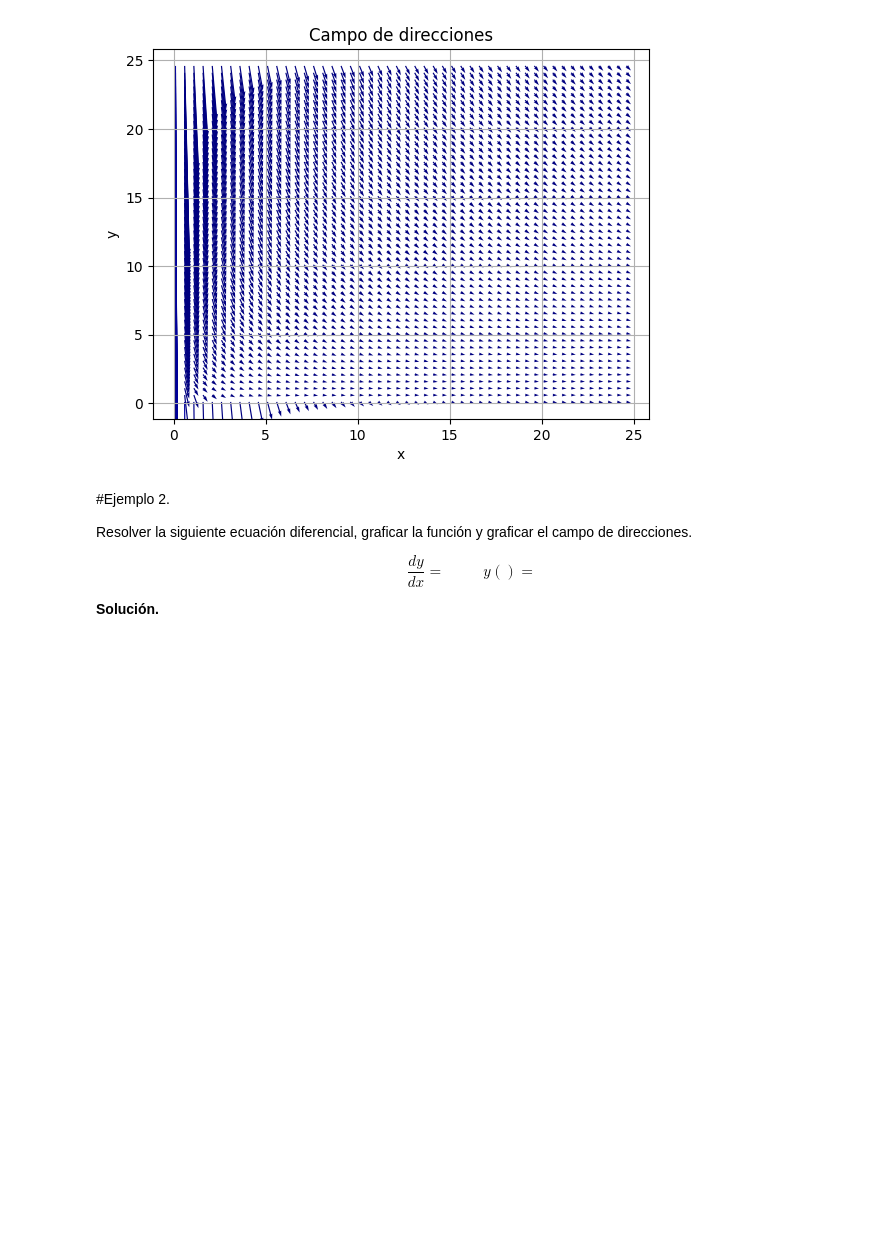
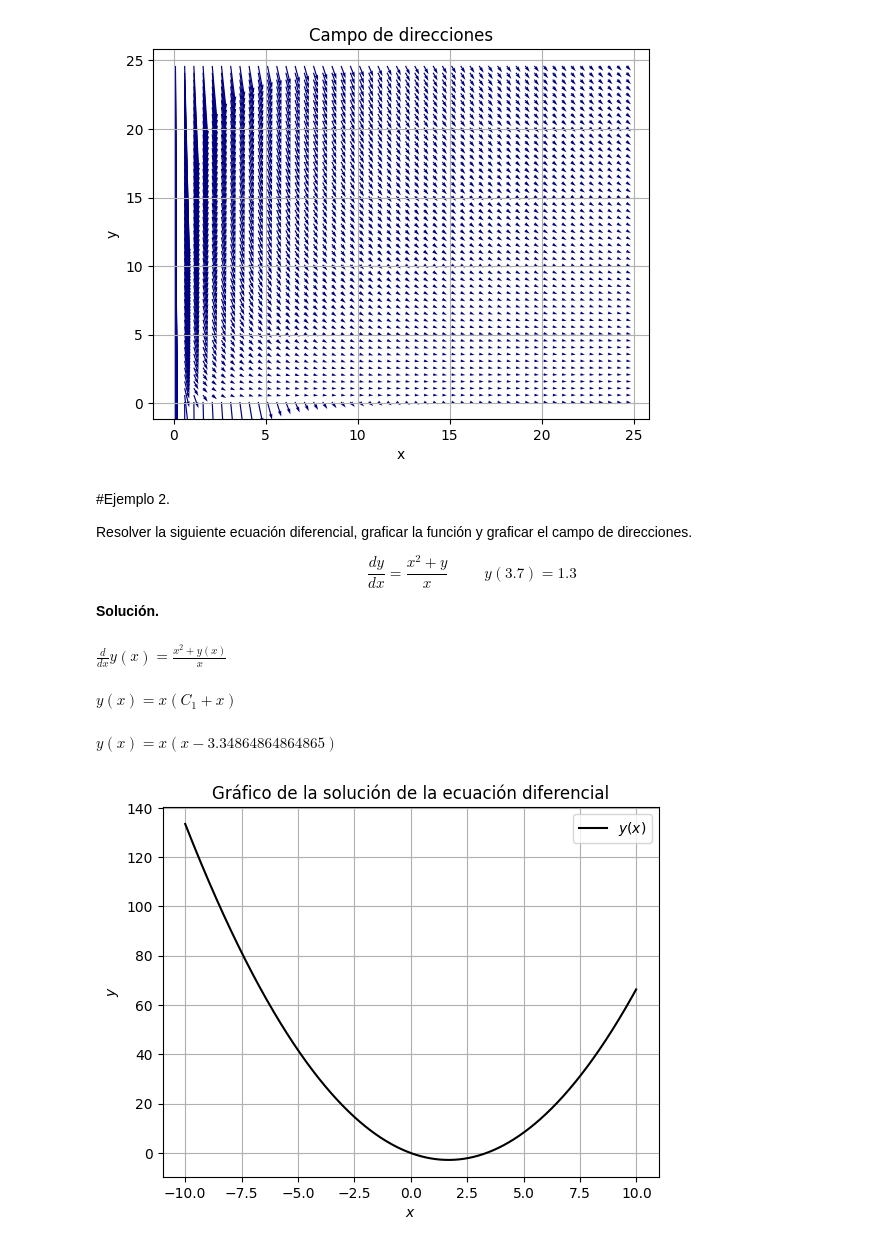
Before and after one commit to AyaxYordi/EDP-1, a Jupyter notebook: Ecuaciones_diferenciales_con_Sympy.ipynb, the cells around one changed output. Drawn from its saved outputs; the diff is of its cells as text; code cells hidden in the pictures; blank space fills up the shorter version.

```diff
--- a/Ecuaciones_diferenciales_con_Sympy.ipynb
+++ b/Ecuaciones_diferenciales_con_Sympy.ipynb
@@ -837,6 +844,44 @@ plt.show()
 
 Resolver la siguiente ecuación diferencial, graficar la función y graficar el campo de direcciones.
 
-$$\dfrac{dy}{dx}=\dfrac{}{} \hspace{1cm} y()=$$
+$$\dfrac{dy}{dx}=\dfrac{x^2+y}{x} \hspace{1cm} y(3.7)=1.3$$
 
 **Solución.**
+# %%
+from sympy import *
+from matplotlib import cm
+import numpy as np
+import matplotlib.pyplot as plt
+
+y = Function('y')
+x = symbols('x')
+
+Eq( diff(y(x),x),(x**2+y(x))/(x) )
+# %% [output]
+$\displaystyle \frac{d}{d x} y{\left(x \right)} = \frac{x^{2} + y{\left(x \right)}}{x}$
+# %%
+dsolve(  Eq( diff(y(x),x),(x**2+y(x))/(x) )  , y(x))
+# %% [output]
+$\displaystyle y{\left(x \right)} = x \left(C_{1} + x\right)$
+# %%
+factor2 = dsolve(  Eq( diff(y(x),x),(x**2+y(x))/(x) ) , y(x) , ics={y(3.7):1.3} )
+factor2
+# %% [output]
+$\displaystyle y{\left(x \right)} = x \left(x - 3.34864864864865\right)$
+# %%
+ff2 = lambdify(x , factor2.rhs,"numpy")
+
+xf2 = np.arange(-10,10,0.01)
+
+yf2 = ff2( xf2 )
+
+plt.plot( xf2 , yf2 ,color="black",label="$y(x)$")
+
+plt.xlabel("$x$")
+plt.ylabel("$y$")
+plt.grid()
+plt.title("Gráfico de la solución de la ecuación diferencial")
+plt.legend(loc="upper right")
+plt.show()
+# %% [output]
+[figure, added]
```
Also changed, not shown: parts of 24 cells of this notebook.
